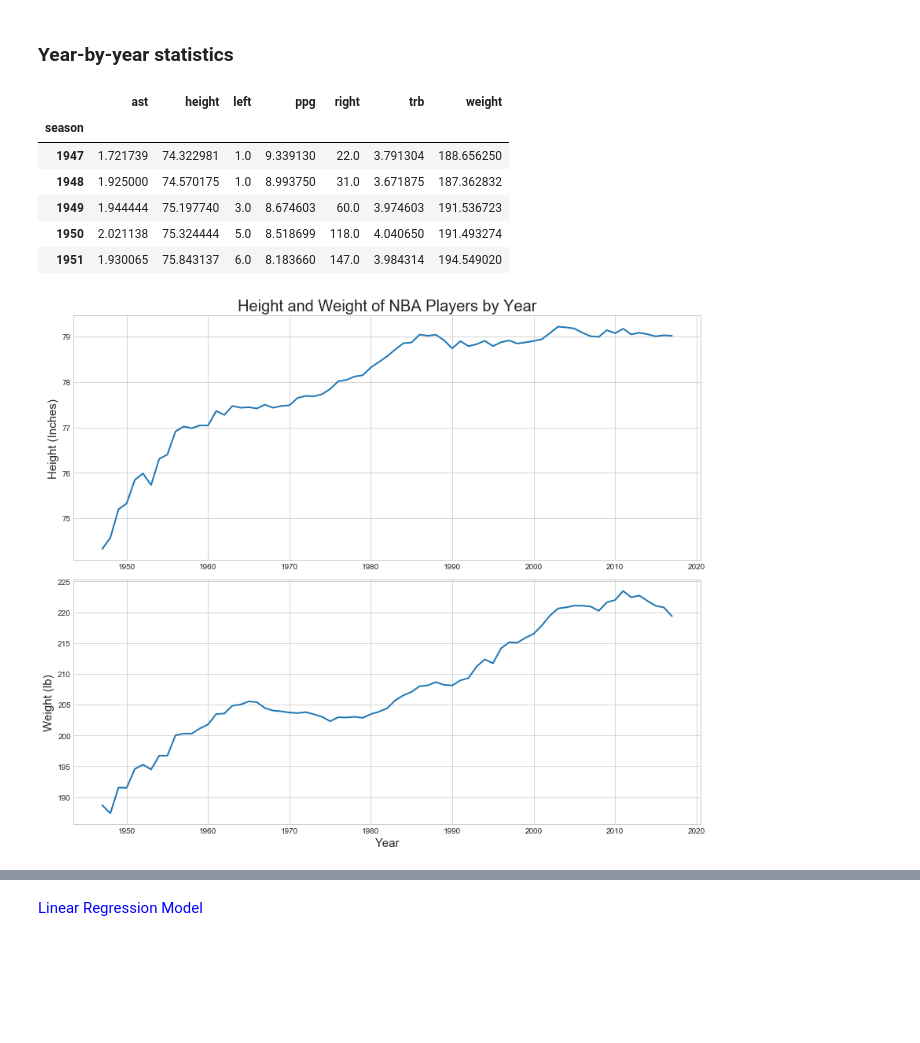
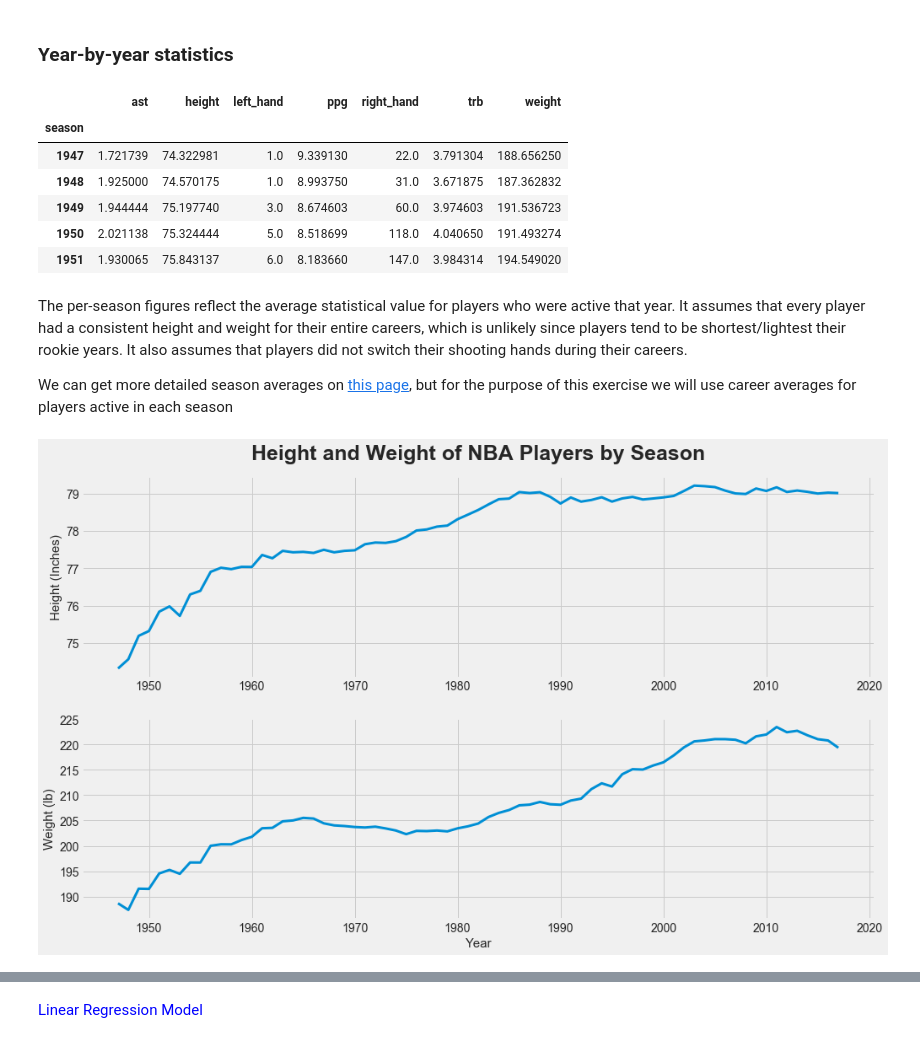
Before and after one commit to ymericson/NBA-player-info, a Jupyter notebook: NBA players stats.ipynb, the cells around one changed output, grey strips where cells are left out. Cells and saved outputs as stored; diff of their text form; code cells hidden in the pictures; blank space fills up the shorter version.

```diff
--- a/NBA players stats.ipynb
+++ b/NBA players stats.ipynb
@@ -143,14 +159,16 @@ plt.savefig('all-graphs/hof_stats.png')
 # %%
+plt.style.use('fivethirtyeight')
+
 plt.figure(figsize=(14,10))
 sns.distplot(players_hof['ppg'], bins=25, label='Hall of Famer')
 sns.distplot(players_not_hof['ppg'].fillna(0), bins=25, label='Not Hall of Famer')
 
-plt.legend(loc=1, frameon=True, prop={'size': 20})
+plt.legend(loc=1, frameon=True, prop={'size': 15})
 plt.xlabel("Points Per Game")
 plt.ylabel("Distribution")
-plt.yticks(fontsize=12)
+plt.yticks(fontsize=15)
 plt.xticks(fontsize=15)
-plt.tight_layout()
+plt.title('Points Per Game Distribution by Hall of Fame Status', fontsize=25, fontweight="bold")
 
 plt.savefig('all-graphs/hof_ppg.png')
 # %% [output]
@@ -158,4 +176,6 @@ plt.savefig('all-graphs/hof_ppg.png')
 # %%
+plt.style.use('fivethirtyeight')
+
 fig, (ax1, ax2) = plt.subplots(ncols=2, sharey=True, figsize=(17,8))
 
 sns.distplot(players_hof['trb'], bins=25, label='Hall of Famer', ax=ax1)
@@ -170,7 +190,10 @@ ax2.set(xlabel='Assists Per Game')
 plt.legend(loc=1, frameon=True, prop={'size': 20})
 plt.ylim(0, 0.6)
 plt.xticks(fontsize=10)
-plt.tight_layout()
+
+from pylab import *
+fig = gcf()
+fig.suptitle('Rebounds and Assists Per Game Distribution by Hall of Fame Status', fontsize=25, fontweight="bold")
 
 plt.savefig('all-graphs/hof_trb_ast.png')
 # %% [output]
@@ -476,23 +541,24 @@ players[['ppg', 'trb', 'ast']].dropna().head(10)
 # %% [markdown]
 ### Year-by-year statistics
 # %%
-left = []
-right = []
+left_hand = []
+right_hand = []
 height = []
 weight = []
 ppg = []
 trb = []
 ast = []
 
-start = players.active_from.min()
-end = players.active_from.max()
+
+start = players.active_from.min() # 1947 Season
+end = players.active_from.max() # 2018 Season
 
 for year in range(start,end):
     active = (players.active_from.values <= year) & (players.active_to >= year) # only include active players
     height.append(np.mean(players[active].height_inches)) # average height in inches
     weight.append(np.mean(players[active].weight)) # average weight in pounds
-    left.append(1.0*np.sum(players[active].shooting_hand == 'Left')) # number of left handed shooters
-    right.append(1.0*np.sum(players[active].shooting_hand == 'Right')) # number of right handed shooters
+    left_hand.append(1.0*np.sum(players[active].shooting_hand == 'Left')) # number of left handed shooters
+    right_hand.append(1.0*np.sum(players[active].shooting_hand == 'Right')) # number of right handed shooters
     ppg.append(np.mean(players[active].ppg))
     trb.append(np.mean(players[active].trb))
     ast.append(np.mean(players[active].ast))
@@ -501,8 +567,8 @@ for year in range(start,end):
 stats_year = pd.DataFrame({'season': np.arange(start,end),
                           'height': height,
                           'weight': weight,
-                          'left': left,
-                          'right': right,
+                          'left_hand': left_hand,
+                          'right_hand': right_hand,
                           'ppg': ppg,
                           'trb': trb,
                           'ast': ast}).set_index('season')
@@ -510,28 +576,32 @@ stats_year = pd.DataFrame({'season': np.arange(start,end),
 # preview
 stats_year.head()
 # %% [output]
-|  | ast | height | left | ppg | right | trb | weight |
+|  | ast | height | left_hand | ppg | right_hand | trb | weight |
 | season |  |  |  |  |  |  |  |
 | 1947 | 1.721739 | 74.322981 | 1.0 | 9.339130 | 22.0 | 3.791304 | 188.656250 |
 | 1948 | 1.925000 | 74.570175 | 1.0 | 8.993750 | 31.0 | 3.671875 | 187.362832 |
 | 1949 | 1.944444 | 75.197740 | 3.0 | 8.674603 | 60.0 | 3.974603 | 191.536723 |
 | 1950 | 2.021138 | 75.324444 | 5.0 | 8.518699 | 118.0 | 4.040650 | 191.493274 |
 | 1951 | 1.930065 | 75.843137 | 6.0 | 8.183660 | 147.0 | 3.984314 | 194.549020 |
+# %% [markdown]
+The per-season figures reflect the average statistical value for players who were active that year. It assumes that every player had a consistent height and weight for their entire careers, which is unlikely since players tend to be shortest/lightest their rookie years. It also assumes that players did not switch their shooting hands during their careers.
+
+We can get more detailed season averages on [this page](http://en.wikipedia.org "Basketball Reference"), but for the purpose of this exercise we will use career averages for players active in each season
 # %%
-fig, (ax1, ax2) = plt.subplots(nrows=2, sharex=True, figsize=(12,10))
+plt.style.use('fivethirtyeight')
+
+fig, (ax1, ax2) = plt.subplots(nrows=2, sharex=True, figsize=(15,9))
 
 plt.subplot(2, 1, 1)
-plt.title('Height and Weight of NBA Players by Year', fontsize = 20)
-plt.plot(stats_year['height'], linewidth=2.0)
+plt.title('Height and Weight of NBA Players by Season', fontsize = 25, fontweight='bold')
+plt.plot(stats_year['height'], linewidth=3.0)
 plt.ylabel("Height (Inches)", fontsize=15)
 
-
 plt.subplot(2, 1, 2)
-plt.plot(stats_year['weight'], linewidth=2.0)
+plt.plot(stats_year['weight'], linewidth=3.0)
 plt.ylabel('Weight (lb)', fontsize=15)
 plt.xlabel('Year', fontsize=15)
 
-plt.tight_layout()
 plt.savefig('all-graphs/yoy_weight_weight.png')
 # %% [output]
-[figure, old version]
+[figure, new version]
```
Also changed, not shown: parts of 46 cells of this notebook, 13 other files.
